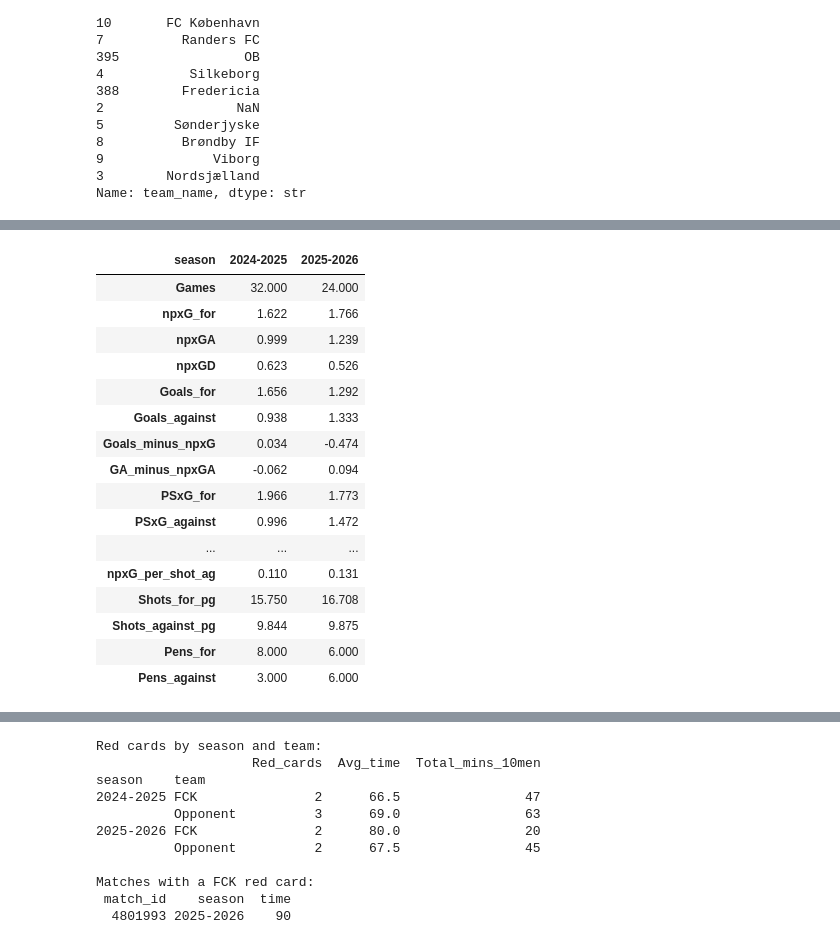
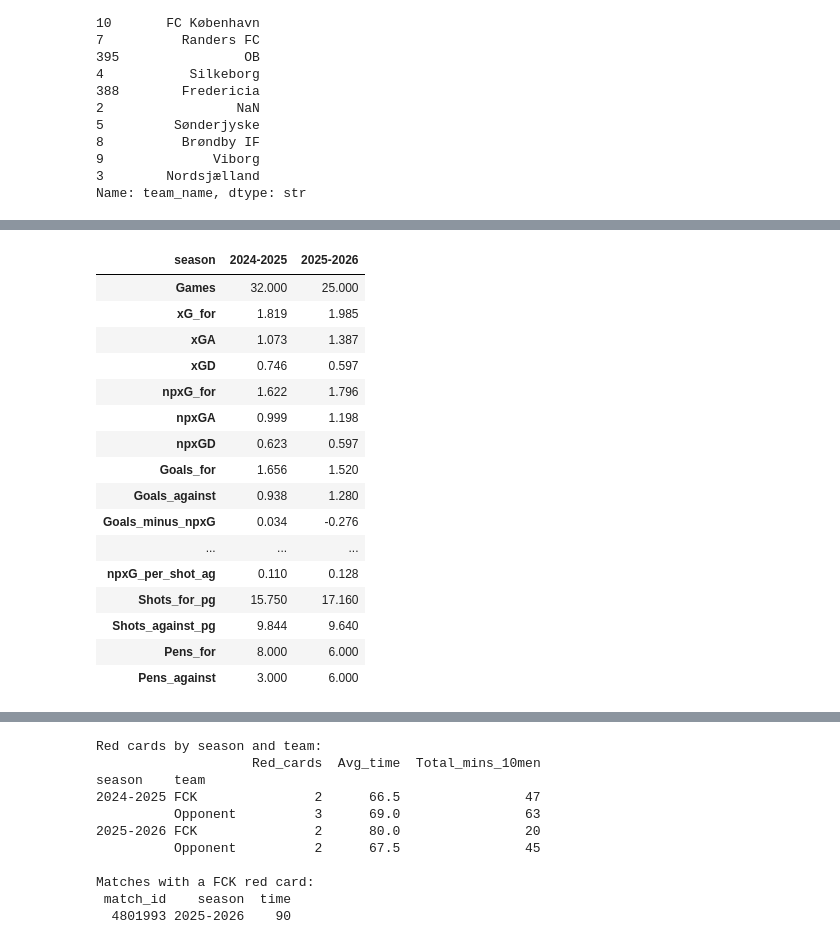
Before and after one commit to louis-porter/algobetting, a Jupyter notebook: analysis/fck_fall/fck_analysis.ipynb, the cells around one changed output, grey strips where cells are left out. Cells and saved outputs as stored; diff of their text form; code cells hidden in the pictures.

```diff
--- a/analysis/fck_fall/fck_analysis.ipynb
+++ b/analysis/fck_fall/fck_analysis.ipynb
@@ -292,6 +292,30 @@ pens = pd.read_sql("""
       AND (home_team = 8391 OR away_team = 8391)
 """, conn)
 
+# Total xG for FCK (including penalties)
+xg_fck = pd.read_sql("""
+    SELECT match_id,
+           SUM(expectedGoals) AS xg_for
+    FROM shots
+    WHERE league_id = 'Superligaen'
+      AND teamId = 8391
+    GROUP BY match_id
+""", conn)
+
+# Total xG against FCK (including penalties)
+xg_opp = pd.read_sql("""
+    SELECT match_id,
+           SUM(expectedGoals) AS xg_against
+    FROM shots
+    WHERE league_id = 'Superligaen'
+      AND teamId != 8391
+      AND match_id IN (
+            SELECT DISTINCT match_id FROM shots
+            WHERE teamId = 8391 AND league_id = 'Superligaen'
+          )
+    GROUP BY match_id
+""", conn)
+
 conn.close()
 
 # Coerce text columns
@@ -303,9 +327,12 @@ df = (npshots_fck
       .merge(npshots_opp, on='match_id', how='left')
       .merge(goals,       on='match_id', how='left')
       .merge(ms,          on='match_id', how='left')
-      .merge(pens,        on='match_id', how='left'))
+      .merge(pens,        on='match_id', how='left')
+      .merge(xg_fck,      on='match_id', how='left')
+      .merge(xg_opp,      on='match_id', how='left'))
 
 # ── Derived metrics ───────────────────────────────────────────────────────────
+df['xgd']                  = df['xg_for']        - df['xg_against']
 df['npxgd']                = df['npxg_for']      - df['npxg_against']
 df['goals_minus_npxg']     = df['goals_for']     - df['npxg_for']
 df['ga_minus_npxga']       = df['goals_against'] - df['npxg_against']
@@ -316,47 +343,50 @@ df['psxg_diff_ag']         = df['psxg_against']  - df['npxg_against']
 df['goals_minus_psxg_for'] = df['goals_for']     - df['psxg_for']
 df['goals_minus_psxg_ag']  = df['goals_against'] - df['psxg_against']
 
 # ── Season averages ───────────────────────────────────────────────────────────
 comp = df.groupby('season').agg(
     Games               = ('match_id',             'count'),
+    xG_for              = ('xg_for',              'mean'),
+    xGA                 = ('xg_against',          'mean'),
+    xGD                 = ('xgd',                 'mean'),
     npxG_for            = ('npxg_for',             'mean'),
     npxGA               = ('npxg_against',          'mean'),
     npxGD               = ('npxgd',                'mean'),
     Goals_for           = ('goals_for',            'mean'),
     Goals_against       = ('goals_against',        'mean'),
     Goals_minus_npxG    = ('goals_minus_npxg',     'mean'),
     GA_minus_npxGA      = ('ga_minus_npxga',       'mean'),
     PSxG_for            = ('psxg_for',             'mean'),
     PSxG_against        = ('psxg_against',         'mean'),
     PSxG_diff_for       = ('psxg_diff_for',        'mean'),
     PSxG_diff_ag        = ('psxg_diff_ag',         'mean'),
     Goals_minus_PSxG    = ('goals_minus_psxg_for', 'mean'),
     GA_minus_PSxG       = ('goals_minus_psxg_ag',  'mean'),
     npxG_per_shot_for   = ('npxg_per_shot_for',    'mean'),
     npxG_per_shot_ag    = ('npxg_per_shot_ag',     'mean'),
     Shots_for_pg        = ('shots_for',            'mean'),
     Shots_against_pg    = ('shots_against',        'mean'),
     Pens_for            = ('pens_for',             'sum'),
     Pens_against        = ('pens_against',         'sum'),
 ).round(3)
 
 comp.T
 # %% [output]
 | season | 2024-2025 | 2025-2026 |
-| Games | 32.000 | 24.000 |
-| npxG_for | 1.622 | 1.766 |
-| npxGA | 0.999 | 1.239 |
-| npxGD | 0.623 | 0.526 |
-| Goals_for | 1.656 | 1.292 |
-| Goals_against | 0.938 | 1.333 |
-| Goals_minus_npxG | 0.034 | -0.474 |
-| GA_minus_npxGA | -0.062 | 0.094 |
-| PSxG_for | 1.966 | 1.773 |
-| PSxG_against | 0.996 | 1.472 |
+| Games | 32.000 | 25.000 |
+| xG_for | 1.819 | 1.985 |
+| xGA | 1.073 | 1.387 |
+| xGD | 0.746 | 0.597 |
+| npxG_for | 1.622 | 1.796 |
+| npxGA | 0.999 | 1.198 |
+| npxGD | 0.623 | 0.597 |
+| Goals_for | 1.656 | 1.520 |
+| Goals_against | 0.938 | 1.280 |
+| Goals_minus_npxG | 0.034 | -0.276 |
 | ... | ... | ... |
-| npxG_per_shot_ag | 0.110 | 0.131 |
-| Shots_for_pg | 15.750 | 16.708 |
-| Shots_against_pg | 9.844 | 9.875 |
+| npxG_per_shot_ag | 0.110 | 0.128 |
+| Shots_for_pg | 15.750 | 17.160 |
+| Shots_against_pg | 9.844 | 9.640 |
 | Pens_for | 8.000 | 6.000 |
 | Pens_against | 3.000 | 6.000 |
 # %%
```
Also changed, not shown: parts of 26 cells of this notebook, 42 other files.
